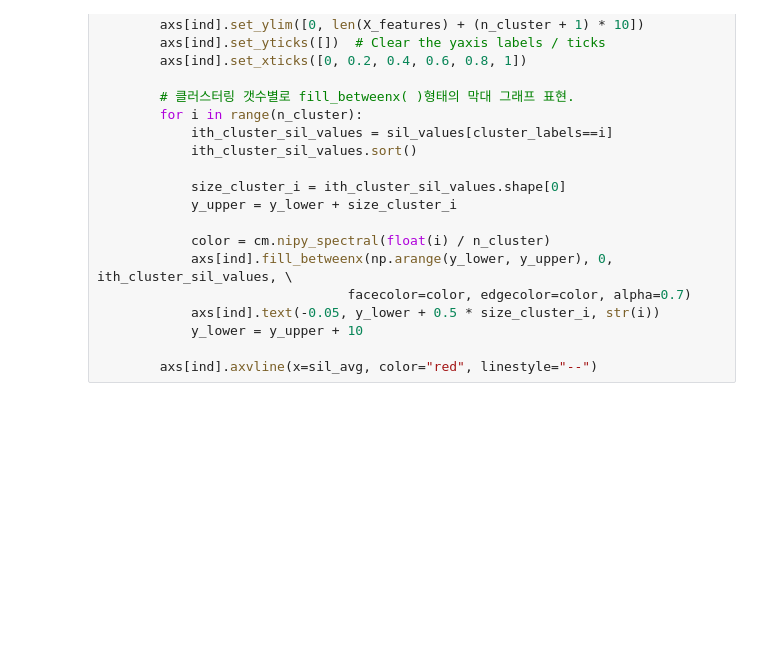
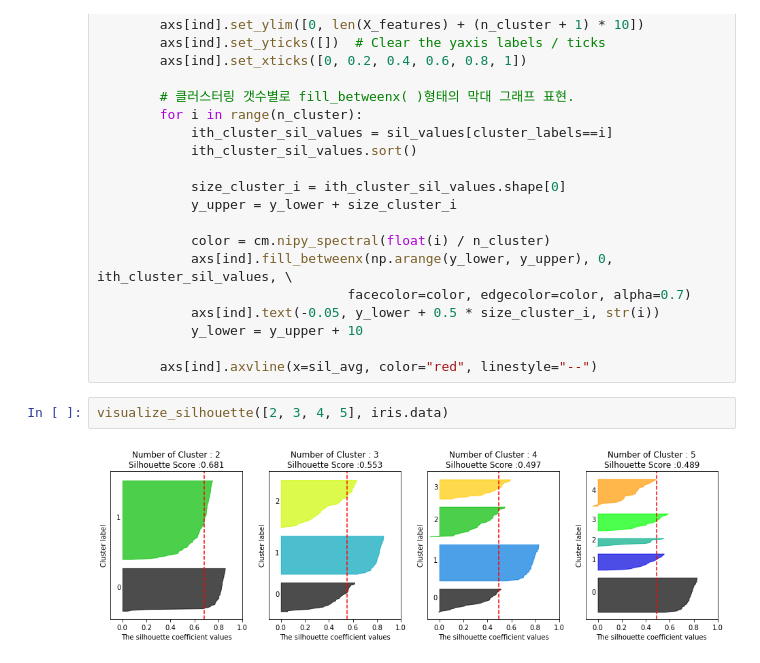
Before and after one commit to YeongilK/Machine-learning-2020, a Jupyter notebook: 06_Clustering/02_실루엣분석.ipynb, the cells around one changed output. Drawn from its saved outputs; the diff is of its cells as text; blank space fills up the shorter version.

```diff
--- a/06_Clustering/02_실루엣분석.ipynb
+++ b/06_Clustering/02_실루엣분석.ipynb
@@ -114,3 +114,7 @@ def visualize_silhouette(cluster_lists, X_features):
             y_lower = y_upper + 10
 
         axs[ind].axvline(x=sil_avg, color="red", linestyle="--")
+# %%
+visualize_silhouette([2, 3, 4, 5], iris.data)
+# %% [output]
+[figure, added]
```
Also changed, not shown: parts of 2 cells of this notebook, 3 other files.
